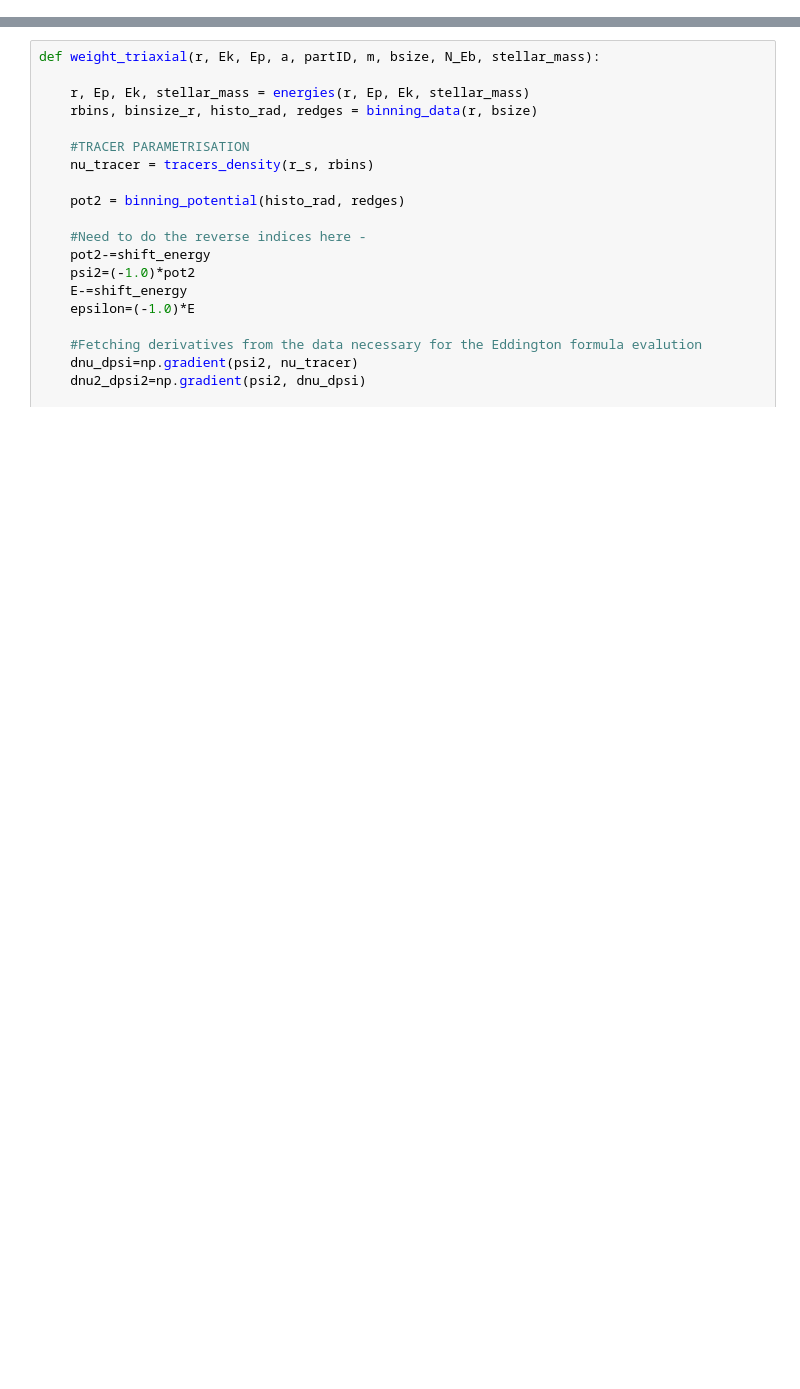
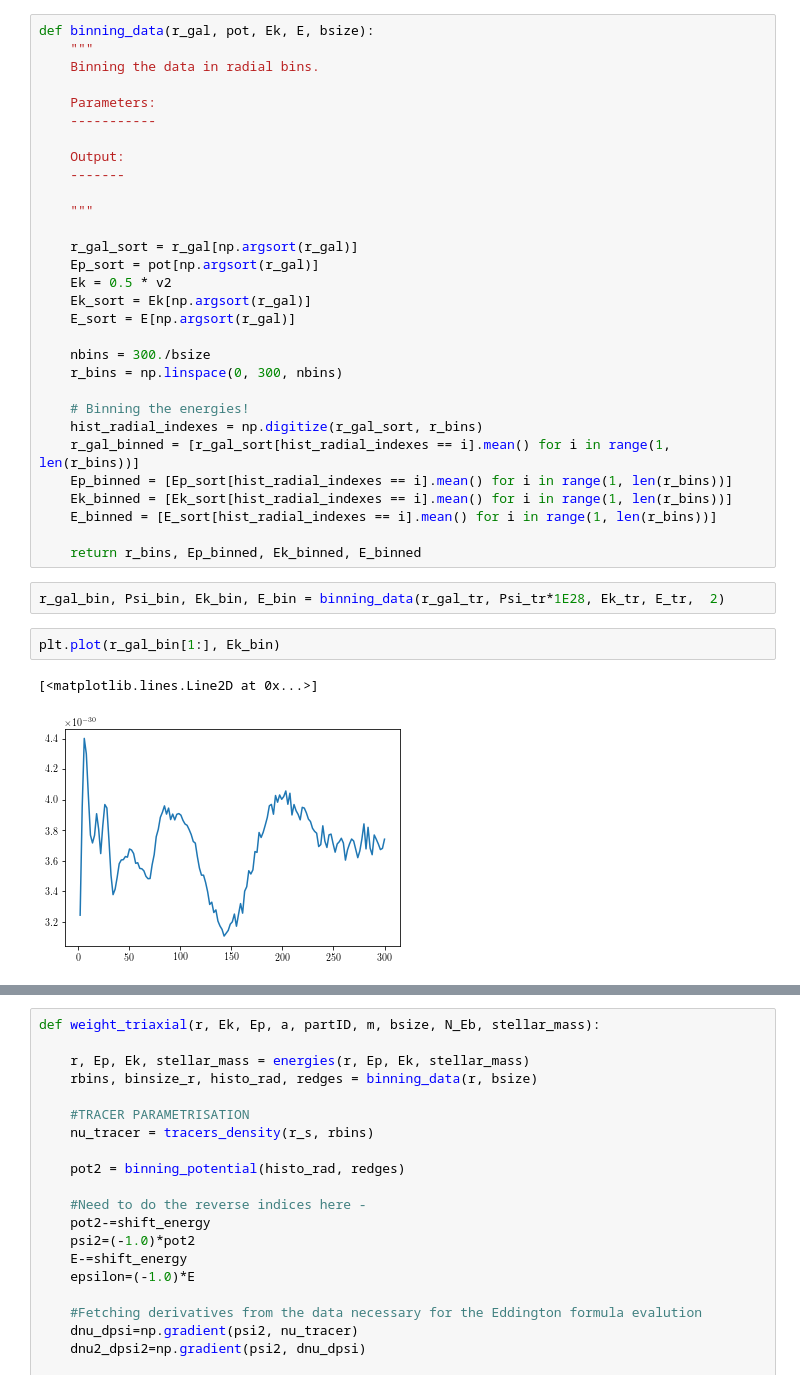
Before and after one commit to chervs/tracers_triaxial, a Jupyter notebook: code_skeleton.ipynb, the cells around one changed output, grey strips where cells are left out. Drawn from its saved outputs; the diff is of its cells as text; blank space fills up the shorter version.

```diff
--- a/code_skeleton.ipynb
+++ b/code_skeleton.ipynb
@@ -57,0 +113,37 @@ binning_data(np.linspace(0.001, 300, 100), 0.1)
+# %%
+def binning_data(r_gal, pot, Ek, E, bsize):
+    """
+    Binning the data in radial bins.
+
+    Parameters:
+    -----------
+
+    Output:
+    -------
+
+    """
+
+    r_gal_sort = r_gal[np.argsort(r_gal)]
+    Ep_sort = pot[np.argsort(r_gal)]
+    Ek = 0.5 * v2
+    Ek_sort = Ek[np.argsort(r_gal)]
+    E_sort = E[np.argsort(r_gal)]
+
+    nbins = 300./bsize
+    r_bins = np.linspace(0, 300, nbins)
+
+    # Binning the energies!
+    hist_radial_indexes = np.digitize(r_gal_sort, r_bins)
+    r_gal_binned = [r_gal_sort[hist_radial_indexes == i].mean() for i in range(1, len(r_bins))]
+    Ep_binned = [Ep_sort[hist_radial_indexes == i].mean() for i in range(1, len(r_bins))]
+    Ek_binned = [Ek_sort[hist_radial_indexes == i].mean() for i in range(1, len(r_bins))]
+    E_binned = [E_sort[hist_radial_indexes == i].mean() for i in range(1, len(r_bins))]
+
+    return r_bins, Ep_binned, Ek_binned, E_binned
+# %%
+r_gal_bin, Psi_bin, Ek_bin, E_bin = binning_data(r_gal_tr, Psi_tr*1E28, Ek_tr, E_tr,  2)
+# %%
+plt.plot(r_gal_bin[1:], Ek_bin)
+# %% [output]
+[<matplotlib.lines.Line2D at 0x...>]
+[figure, added]
```
Also changed, not shown: parts of 26 cells of this notebook.
